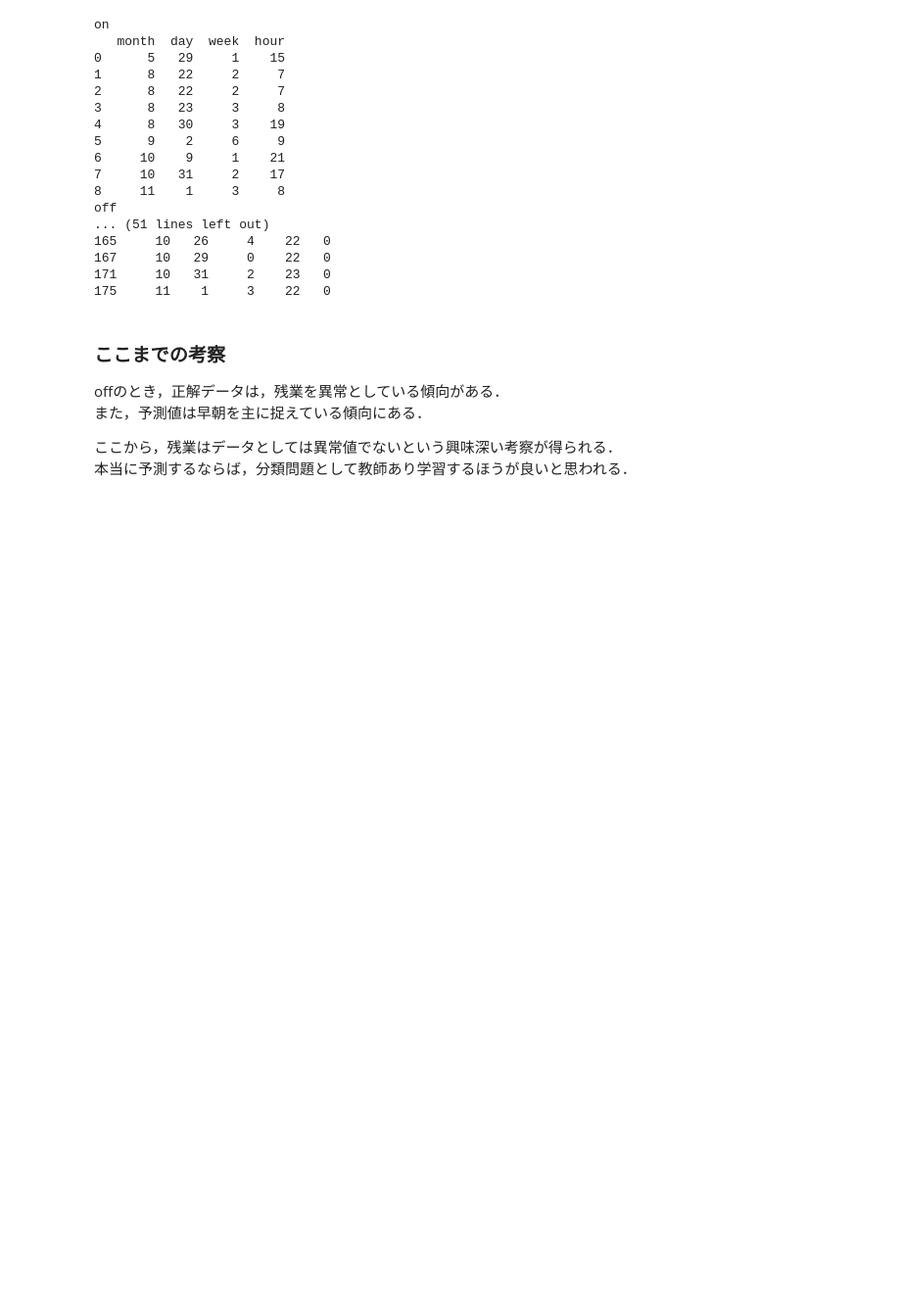
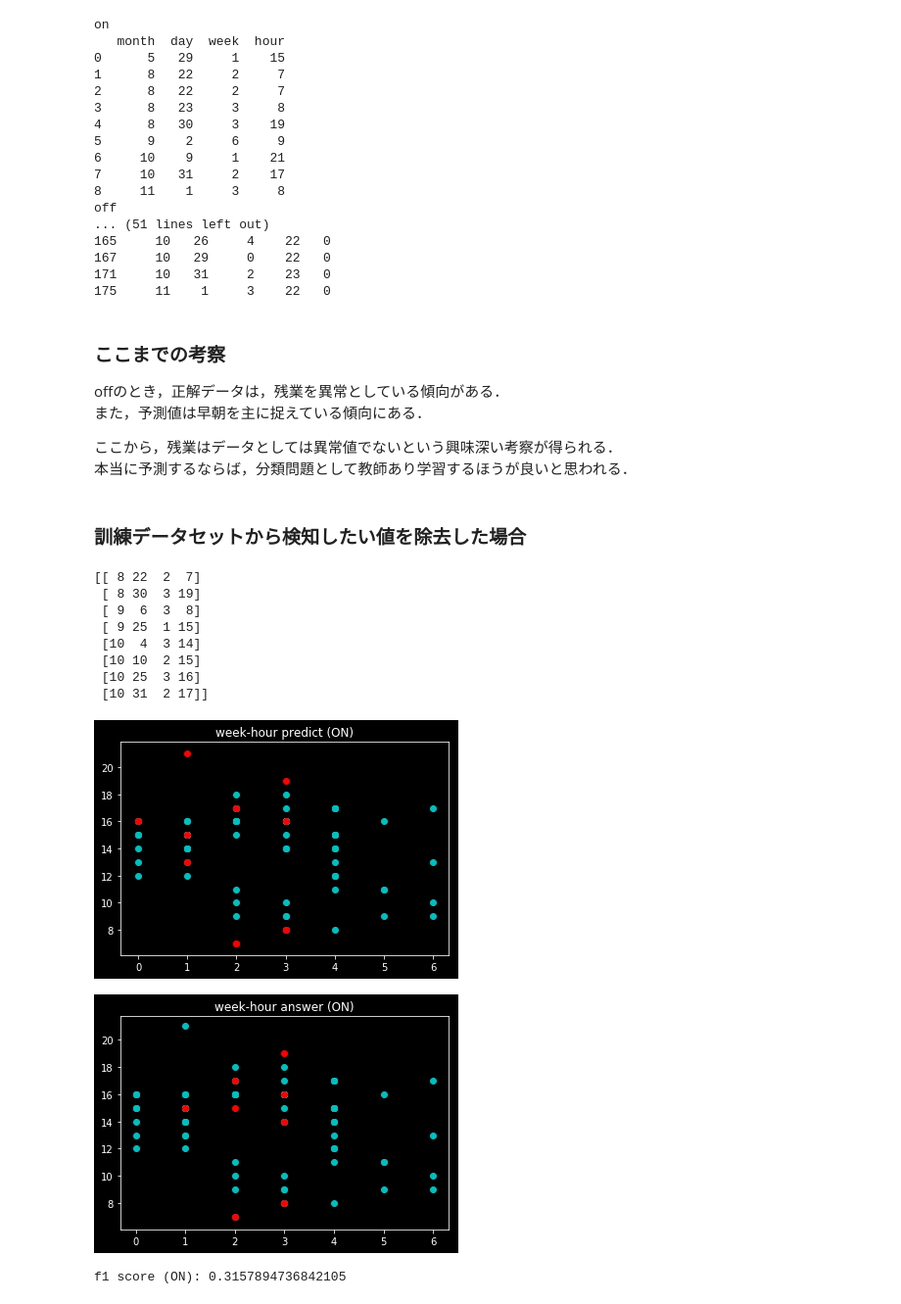
Before and after one commit to equanz/key-status-analyze, a Jupyter notebook: research/anomaly/LOF_analyze.ipynb, the cells around one changed output. Shown: that part at 98% size. Saved outputs shown, nothing was run; the diff lists cells and outputs as text; code cells hidden in the pictures; blank space fills up the shorter version.

```diff
--- a/research/anomaly/LOF_analyze.ipynb
+++ b/research/anomaly/LOF_analyze.ipynb
@@ -270,3 +251,48 @@ offのとき，正解データは，残業を異常としている傾向があ
 
 ここから，残業はデータとしては異常値でないという興味深い考察が得られる．
 本当に予測するならば，分類問題として教師あり学習するほうが良いと思われる．
+# %% [markdown]
+### 訓練データセットから検知したい値を除去した場合
+# %%
+from sklearn.metrics import f1_score
+
+# fit and predict by LOF
+model = LocalOutlierFactor(contamination=0.1, novelty=True).fit(X_on[y_on[:, 0] == False])
+lof = model.predict(X_on)
+
+# plot predict data
+normal_predict = X_on[lof == 1]
+anomal_predict = X_on[lof == -1]
+plt.scatter(normal_predict[:, 2], normal_predict[:, 3], color="c")
+plt.scatter(anomal_predict[:, 2], anomal_predict[:, 3], color="r")
+
+plt.title("week-hour predict (ON)")
+plt.legend()
+plt.show()
+
+# plot answer data
+X_on_normal = X_on[y_on[:, 0] == False]
+X_on_anomal = X_on[y_on[:, 0] == True]
+plt.scatter(X_on_normal[:, 2], X_on_normal[:, 3], color="c")
+plt.scatter(X_on_anomal[:, 2], X_on_anomal[:, 3], color="r")
+plt.title("week-hour answer (ON)")
+plt.legend()
+plt.show()
+
+# calc f1 score
+y_true = y_on[:, 0] == True
+y_pred = lof == -1
+f1_value = f1_score(y_true, y_pred)
+print("f1 score (ON): " + str(f1_value))
+# %% [output]
+[[ 8 22  2  7]
+ [ 8 30  3 19]
+ [ 9  6  3  8]
+ [ 9 25  1 15]
+ [10  4  3 14]
+ [10 10  2 15]
+ [10 25  3 16]
+ [10 31  2 17]]
+[figure, added]
+[figure, added]
+f1 score (ON): 0.3157894736842105
```
Also changed, not shown: parts of 9 cells of this notebook, 2 other files.
